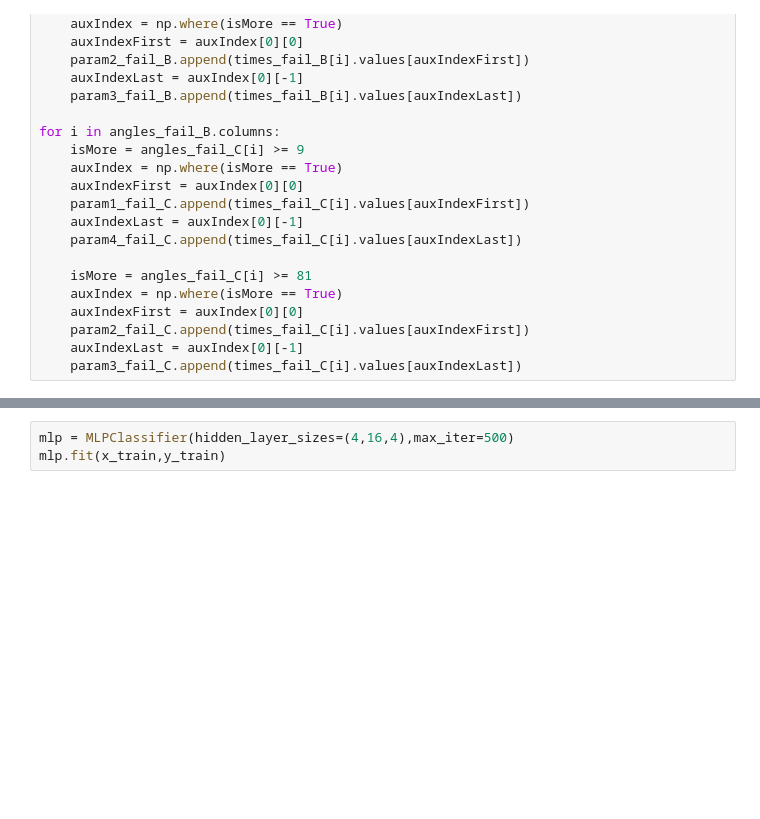
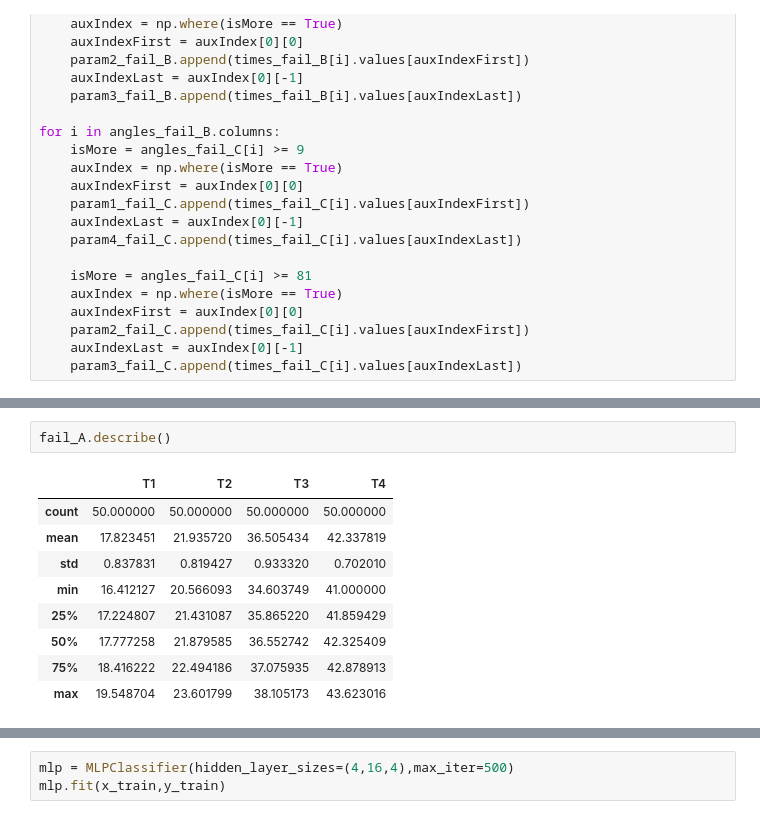
Before and after one commit to henriquemendes96/CAP394_DataScience, a Jupyter notebook: class_valve.ipynb, the cells around one changed output, grey strips where cells are left out. Drawn from its saved outputs; the diff is of its cells as text; blank space fills up the shorter version.

```diff
--- a/class_valve.ipynb
+++ b/class_valve.ipynb
@@ -313,0 +339,12 @@ characteristics.head()
+# %%
+fail_A.describe()
+# %% [output]
+|  | T1 | T2 | T3 | T4 |
+| count | 50.000000 | 50.000000 | 50.000000 | 50.000000 |
+| mean | 17.823451 | 21.935720 | 36.505434 | 42.337819 |
+| std | 0.837831 | 0.819427 | 0.933320 | 0.702010 |
+| min | 16.412127 | 20.566093 | 34.603749 | 41.000000 |
+| 25% | 17.224807 | 21.431087 | 35.865220 | 41.859429 |
+| 50% | 17.777258 | 21.879585 | 36.552742 | 42.325409 |
+| 75% | 18.416222 | 22.494186 | 37.075935 | 42.878913 |
+| max | 19.548704 | 23.601799 | 38.105173 | 43.623016 |
```
Also changed, not shown: parts of 34 cells of this notebook.
